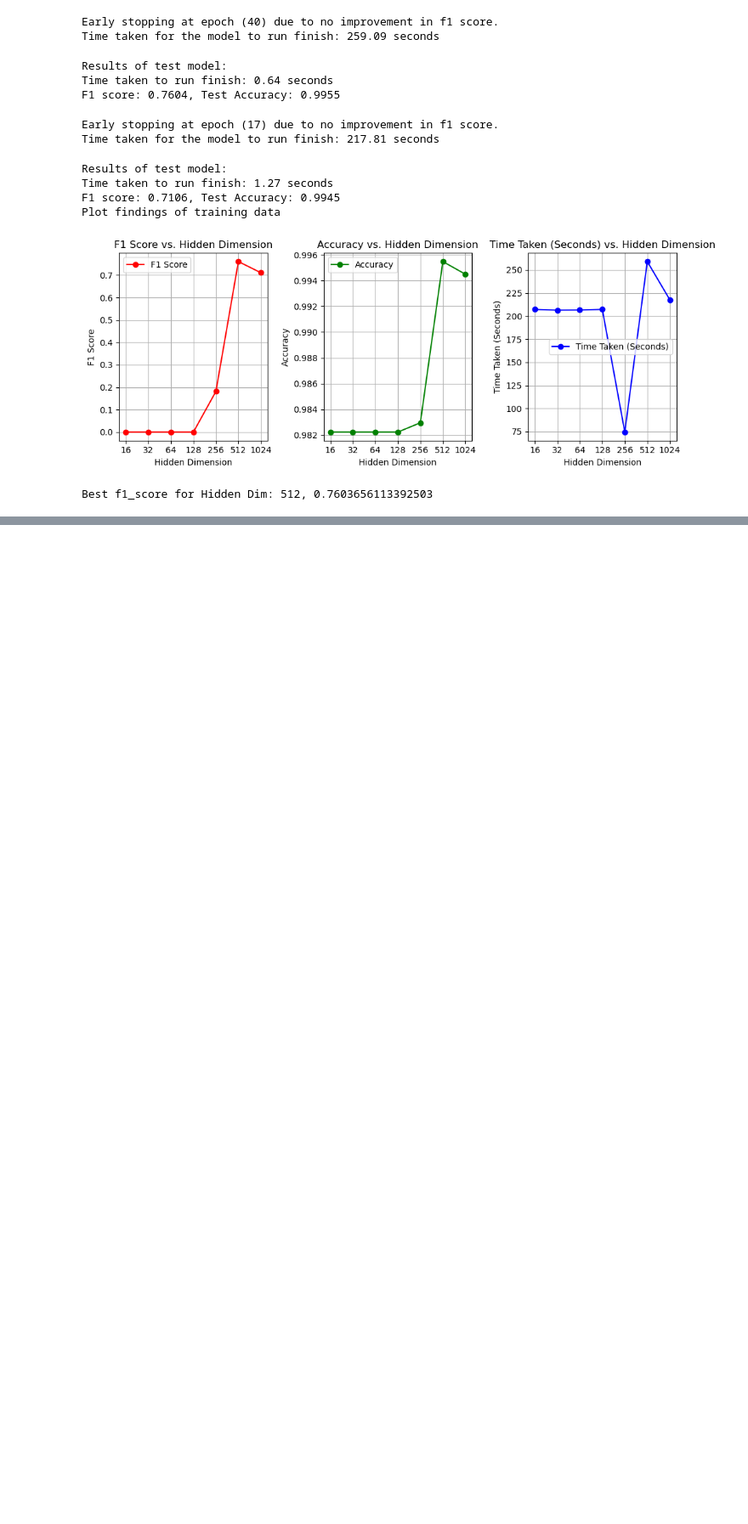
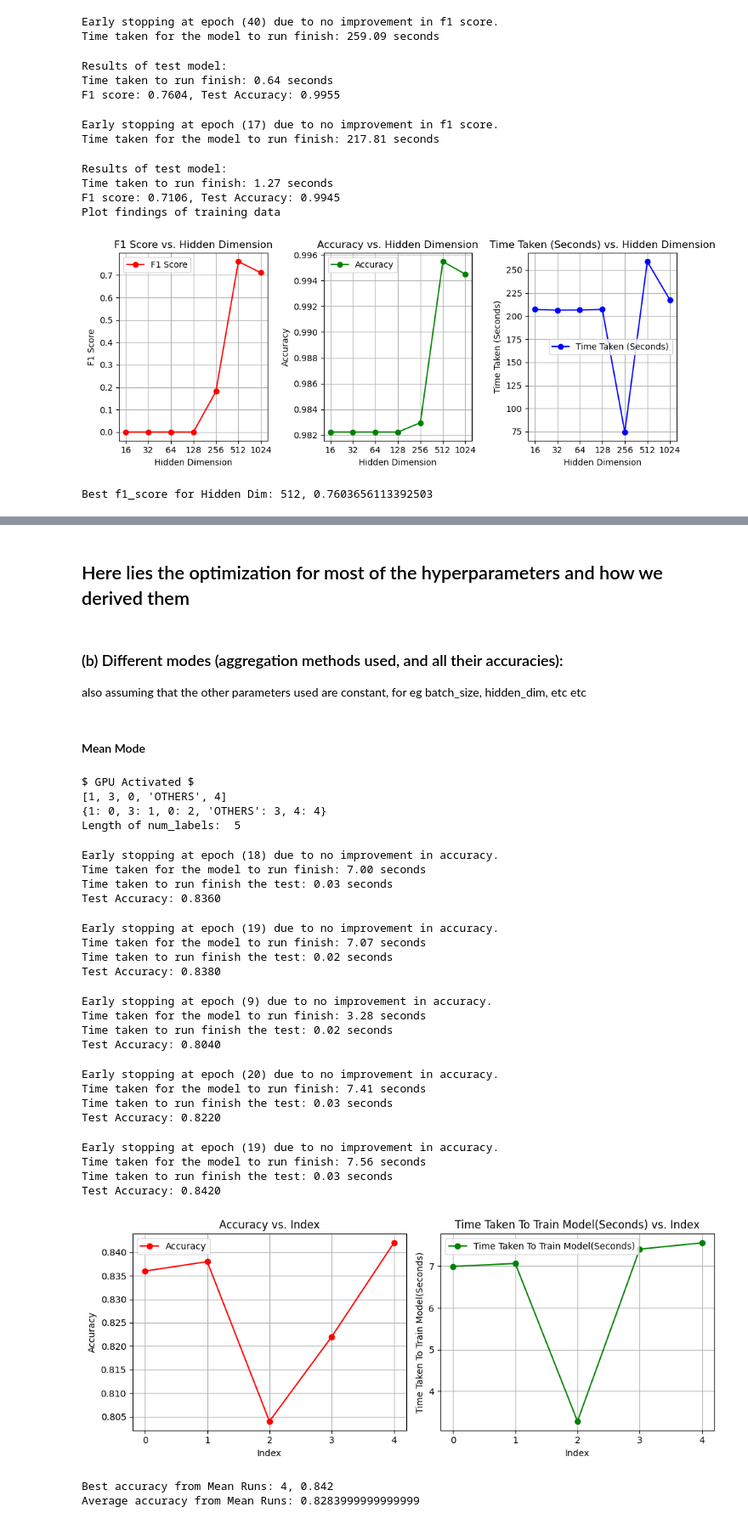
Before and after one commit to jordanlianhs/SC4002-Natural-Language-Processing, a Jupyter notebook: CZ4045 Submission file.ipynb, the cells around one changed output, grey strips where cells are left out. Shown at 85% size. Saved outputs shown, nothing was run; the diff lists cells and outputs as text; code cells hidden in the pictures; blank space fills up the shorter version.

```diff
--- a/CZ4045 Submission file.ipynb
+++ b/CZ4045 Submission file.ipynb
@@ -1414,0 +2018,80 @@ Best f1_score for Hidden Dim: 512, 0.7603656113392503
+# %% [markdown]
+## Here lies the optimization for most of the hyperparameters and how we derived them
+# %% [markdown]
+### (b) Different modes (aggregation methods used, and all their accuracies):
+also assuming that the other parameters used are constant, for eg batch_size, hidden_dim, etc etc
+# %% [markdown]
+#### Mean Mode
+# %%
+batch_size = 128
+hidden_dim = 256
+embedding_dim = w2v.vector_size
+early_stopper = EarlyStopper(patience=3)
+device = get_device()
+epoch = 50
+learning_rate = 0.001
+dropout_prob = 0.2
+mode = "mean"
+
+# Getting list of labels
+labels_list = train_df['label-coarse'].value_counts().index.tolist()
+print(labels_list)
+labels_dict = {label: i for i, label in enumerate(labels_list)}
+labels_dict_inverse = {i: label for i, label in enumerate(labels_list)}
+print(labels_dict)
+num_labels = len(labels_list)
+print("Length of num_labels: ", num_labels)
+
+acc, tt = [], []
+predicted_labels, actual_labels = [], []
+mean_run_index = [i for i in range(5)]
+
+for run in mean_run_index:
+    train_data_loader, validation_data_loader = get_training_data(
+        batch_size, w2v, train_df, validation_df)
+    test_data_loader = get_test_data(batch_size, w2v, random_seed=random_seed)
+    model = get_model(embedding_dim, hidden_dim, num_labels,
+                      pretrained_embeddings, dropout_prob=dropout_prob)
+    early_stopper = EarlyStopper(patience=3)
+
+    _, _, _, _, time_taken = train_model(model, train_data_loader, validation_data_loader, mode=mode,
+                                         device=device, epochs=epoch, random_initial_state=False,
+                                         learning_rate=learning_rate, early_stopper=early_stopper, debug=False)
+    predicted_label, actual_label, test_accuracy = test_model(
+        model=model, test_data_loader=test_data_loader, mode=mode, device=device)
+    acc.append(test_accuracy)
+    tt.append(time_taken)
+    predicted_labels.append(predicted_label)
+    actual_labels.append(actual_label)
+
+plot_findings(mean_run_index, [acc, tt], "Index")
+print(f"Best accuracy from Mean Runs: {mean_run_index[acc.index(max(acc))]}, {max(acc)}")
+print(f"Average accuracy from Mean Runs: {sum(acc)/len(acc)}")
+# %% [output]
+$ GPU Activated $
+[1, 3, 0, 'OTHERS', 4]
+{1: 0, 3: 1, 0: 2, 'OTHERS': 3, 4: 4}
+Length of num_labels:  5
+Early stopping at epoch (18) due to no improvement in accuracy.
+Time taken for the model to run finish: 7.00 seconds
+Time taken to run finish the test: 0.03 seconds
+Test Accuracy: 0.8360
+Early stopping at epoch (19) due to no improvement in accuracy.
+Time taken for the model to run finish: 7.07 seconds
+Time taken to run finish the test: 0.02 seconds
+Test Accuracy: 0.8380
+Early stopping at epoch (9) due to no improvement in accuracy.
+Time taken for the model to run finish: 3.28 seconds
+Time taken to run finish the test: 0.02 seconds
+Test Accuracy: 0.8040
+Early stopping at epoch (20) due to no improvement in accuracy.
+Time taken for the model to run finish: 7.41 seconds
+Time taken to run finish the test: 0.03 seconds
+Test Accuracy: 0.8220
+Early stopping at epoch (19) due to no improvement in accuracy.
+Time taken for the model to run finish: 7.56 seconds
+Time taken to run finish the test: 0.03 seconds
+Test Accuracy: 0.8420
+[figure, added]
+Best accuracy from Mean Runs: 4, 0.842
+Average accuracy from Mean Runs: 0.8283999999999999
```
Also changed, not shown: parts of 59 cells of this notebook.
